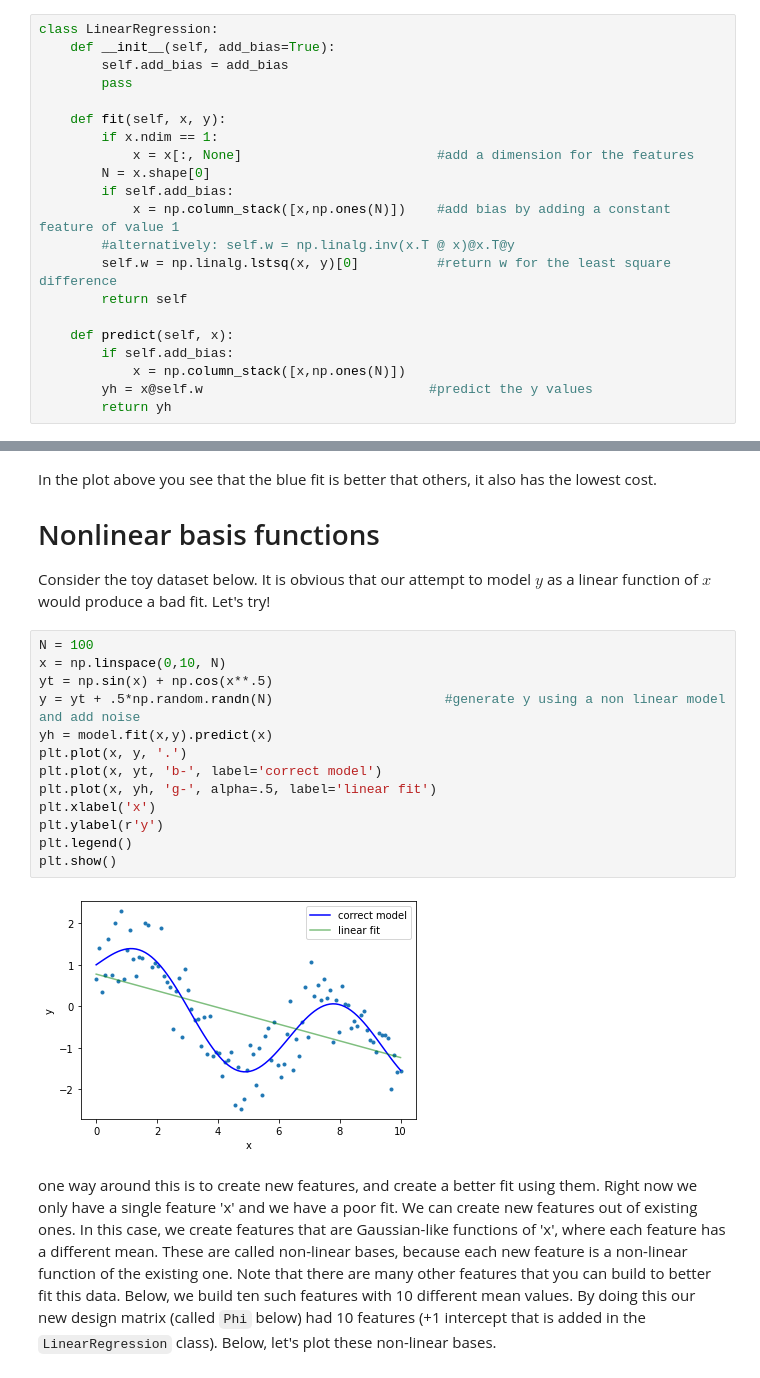
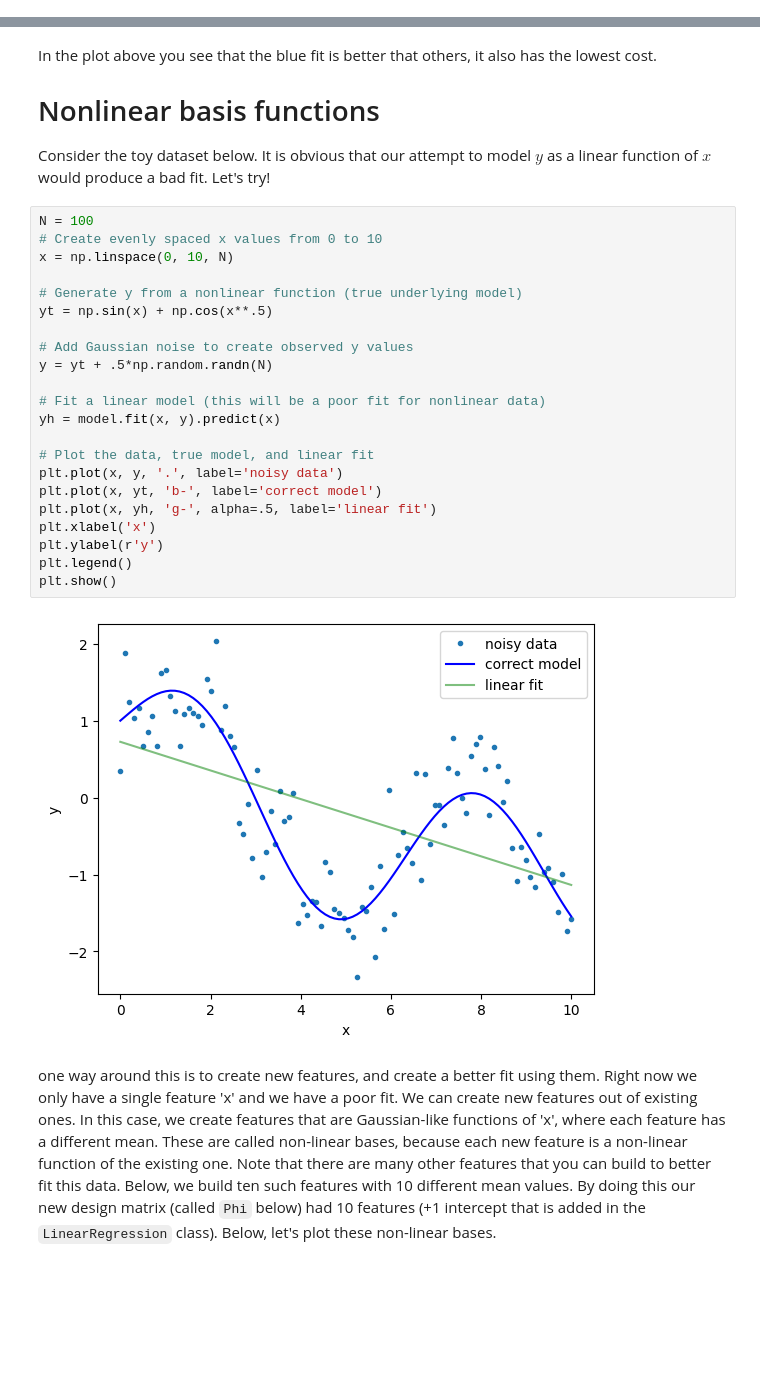
Before and after one commit to mravanba/comp551-notebooks, a Jupyter notebook: LinearRegression.ipynb, the cells around one changed output, grey strips where cells are left out. Drawn from its saved outputs; the diff is of its cells as text; blank space fills up the shorter version.

```diff
--- a/LinearRegression.ipynb
+++ b/LinearRegression.ipynb
@@ -14,22 +14 @@ import warnings
 warnings.filterwarnings('ignore')
-# %%
-class LinearRegression:
-    def __init__(self, add_bias=True):
-        self.add_bias = add_bias
-        pass
-
-    def fit(self, x, y):
-        if x.ndim == 1:
-            x = x[:, None]                         #add a dimension for the features
-        N = x.shape[0]
-        if self.add_bias:
-            x = np.column_stack([x,np.ones(N)])    #add bias by adding a constant feature of value 1
-        #alternatively: self.w = np.linalg.inv(x.T @ x)@x.T@y
-        self.w = np.linalg.lstsq(x, y)[0]          #return w for the least square difference
-        return self
-
-    def predict(self, x):
-        if self.add_bias:
-            x = np.column_stack([x,np.ones(N)])
-        yh = x@self.w                             #predict the y values
-        return yh
@@ -94,19 +189,28 @@ Consider the toy dataset below. It is obvious that our attempt to model $y$ as a
 Let's try!
 # %%
 N = 100
-x = np.linspace(0,10, N)
+# Create evenly spaced x values from 0 to 10
+x = np.linspace(0, 10, N)
+
+# Generate y from a nonlinear function (true underlying model)
 yt = np.sin(x) + np.cos(x**.5)
-y = yt + .5*np.random.randn(N)                      #generate y using a non linear model and add noise
-yh = model.fit(x,y).predict(x)
-plt.plot(x, y, '.')
+
+# Add Gaussian noise to create observed y values
+y = yt + .5*np.random.randn(N)
+
+# Fit a linear model (this will be a poor fit for nonlinear data)
+yh = model.fit(x, y).predict(x)
+
+# Plot the data, true model, and linear fit
+plt.plot(x, y, '.', label='noisy data')
 plt.plot(x, yt, 'b-', label='correct model')
 plt.plot(x, yh, 'g-', alpha=.5, label='linear fit')
 plt.xlabel('x')
 plt.ylabel(r'y')
 plt.legend()
 plt.show()
 # %% [output]
-[figure, old version]
+[figure, new version]
 # %% [markdown]
 one way around this is to create new features, and create a better fit using them. Right now we only have a single feature 'x' and we have a poor fit.
 We can create new features out of existing ones. In this case, we create features that are Gaussian-like functions of 'x', where each feature has a different mean.
```
Also changed, not shown: parts of 10 cells of this notebook, 18 other files.
